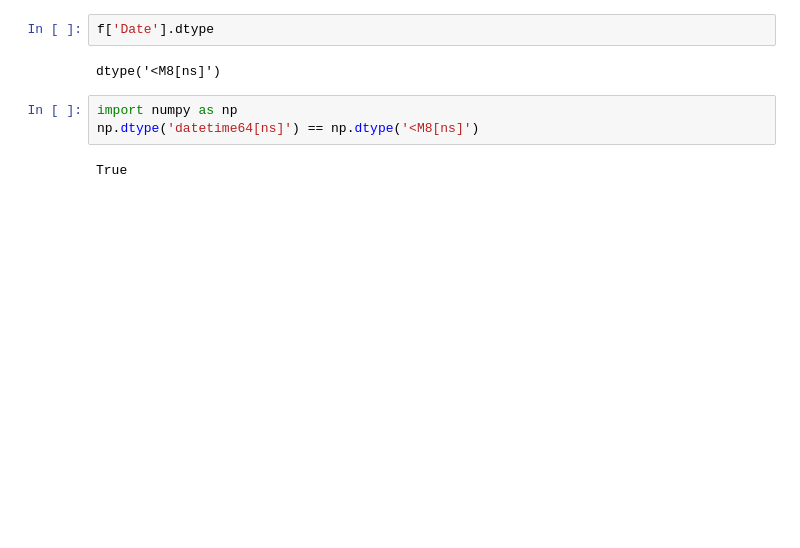
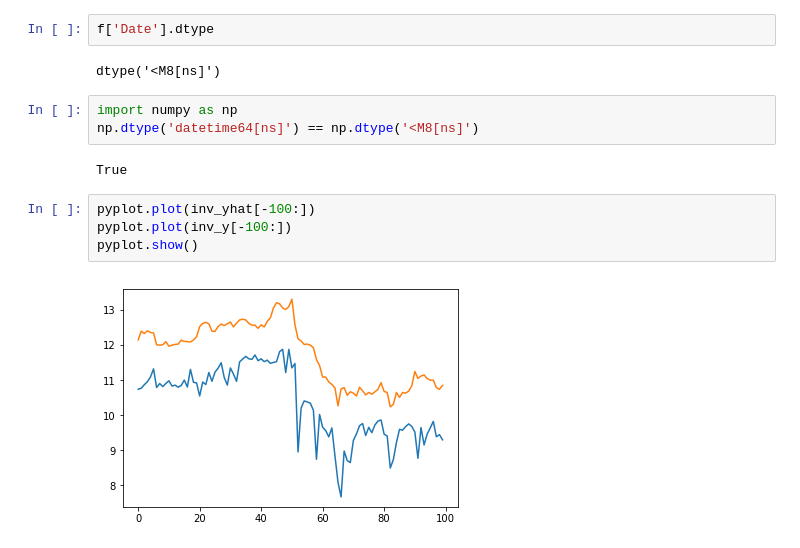
Before and after one commit to pszkilnyk/skittles, a Jupyter notebook: Untitled1.ipynb, the cells around one changed output. Drawn from its saved outputs; the diff is of its cells as text; blank space fills up the shorter version.

```diff
--- a/Untitled1.ipynb
+++ b/Untitled1.ipynb
@@ -167,3 +171,9 @@ import numpy as np
 np.dtype('datetime64[ns]') == np.dtype('<M8[ns]')
 # %% [output]
 True
+# %%
+pyplot.plot(inv_yhat[-100:])
+pyplot.plot(inv_y[-100:])
+pyplot.show()
+# %% [output]
+[figure, added]
```
Also changed, not shown: parts of 6 cells of this notebook.
